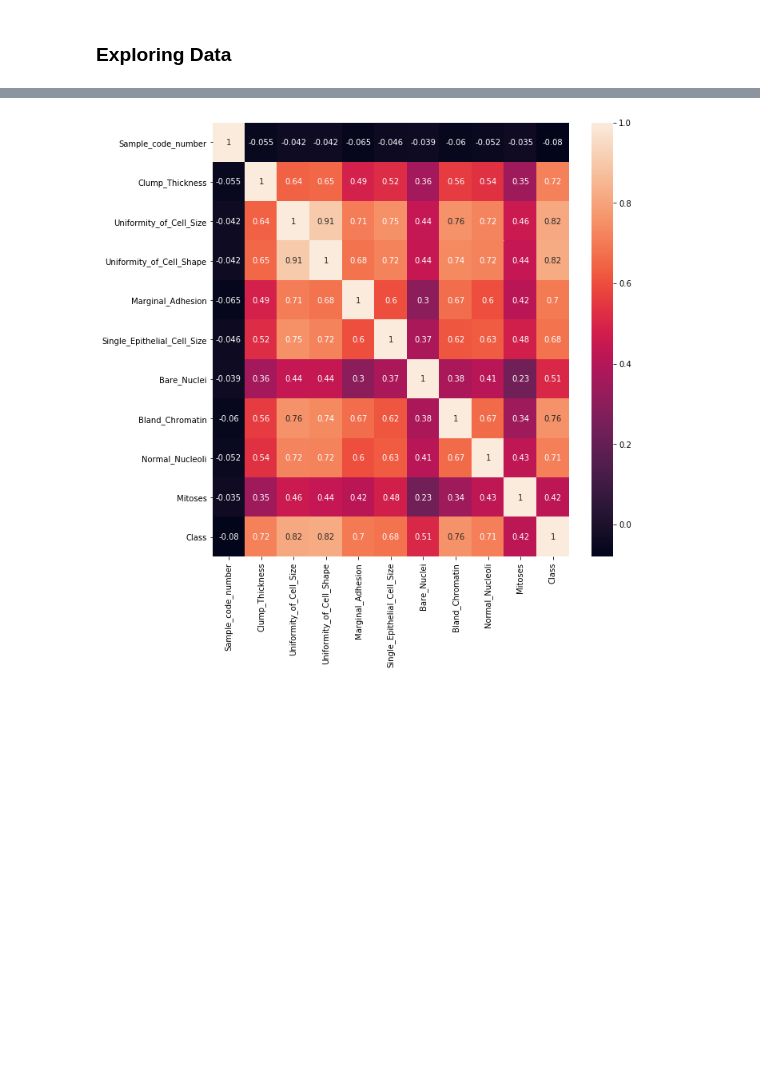
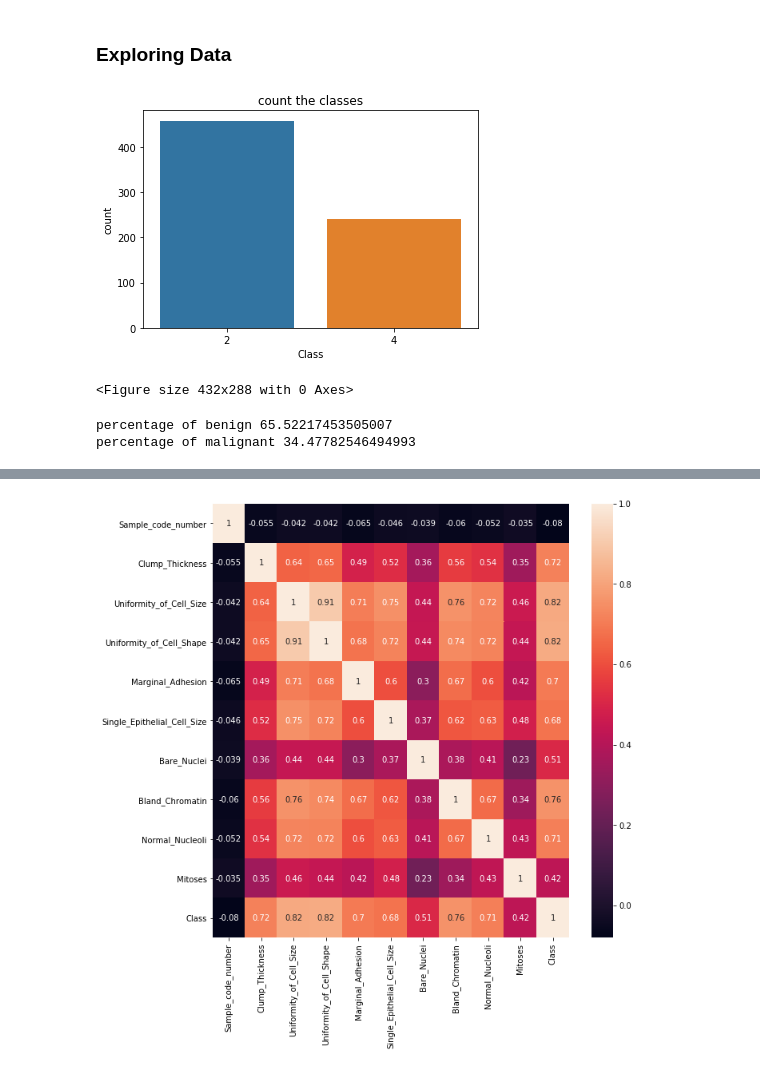
Before and after one commit to ntokozomfene/PREDICT_BREAST_CANCER, a Jupyter notebook: predict_breast_cancer.ipynb, the cells around one changed output, grey strips where cells are left out. Drawn from its saved outputs; the diff is of its cells as text; code cells hidden in the pictures; blank space fills up the shorter version.

Commit message:
Exploring data

```diff
--- a/predict_breast_cancer.ipynb
+++ b/predict_breast_cancer.ipynb
@@ -66,3 +66,6 @@ df_cancer.describe()
 | 50% | 1.171710e+06 | 4.000000 | 1.000000 | 1.000000 | 1.000000 | 2.000000 | 3.000000 | 1.000000 | 1.000000 | 2.000000 |
 | 75% | 1.238298e+06 | 6.000000 | 5.000000 | 5.000000 | 4.000000 | 4.000000 | 5.000000 | 4.000000 | 1.000000 | 4.000000 |
 | max | 1.345435e+07 | 10.000000 | 10.000000 | 10.000000 | 10.000000 | 10.000000 | 10.000000 | 10.000000 | 10.000000 | 4.000000 |
+# %%
+for col in df_cancer.columns:
+    print(df_cancer[col].value_counts())
@@ -142,3 +148,21 @@ df_cancer.rename(columns={0:'Sample_code_number',1:"Clump_Thickness",2:"Uniformi
 7:"Bland_Chromatin", 8:"Normal_Nucleoli", 9:"Mitoses",10:"Class"}, inplace=True)
 # %% [markdown]
 ### Exploring Data
+# %%
+sns.countplot(x='Class', data=df_cancer)
+plt.title("count the classes")
+plt.show()
+plt.savefig('count_plot')
+# %% [output]
+[figure, added]
+<Figure size 432x288 with 0 Axes>
+# %%
+count_benign = len(df_cancer[df_cancer['Class']==2])
+count_malignant = len(df_cancer[df_cancer['Class']==4])
+pct_of_benign = (count_benign/(count_benign+count_malignant))*100
+print("percentage of benign", pct_of_benign)
+pct_of_malignant = (count_malignant/(count_benign+count_malignant))*100
+print("percentage of malignant", pct_of_malignant)
+# %% [output]
+percentage of benign 65.52217453505007
+percentage of malignant 34.47782546494993
```
Also changed, not shown: parts of 11 cells of this notebook, 2 other files.
